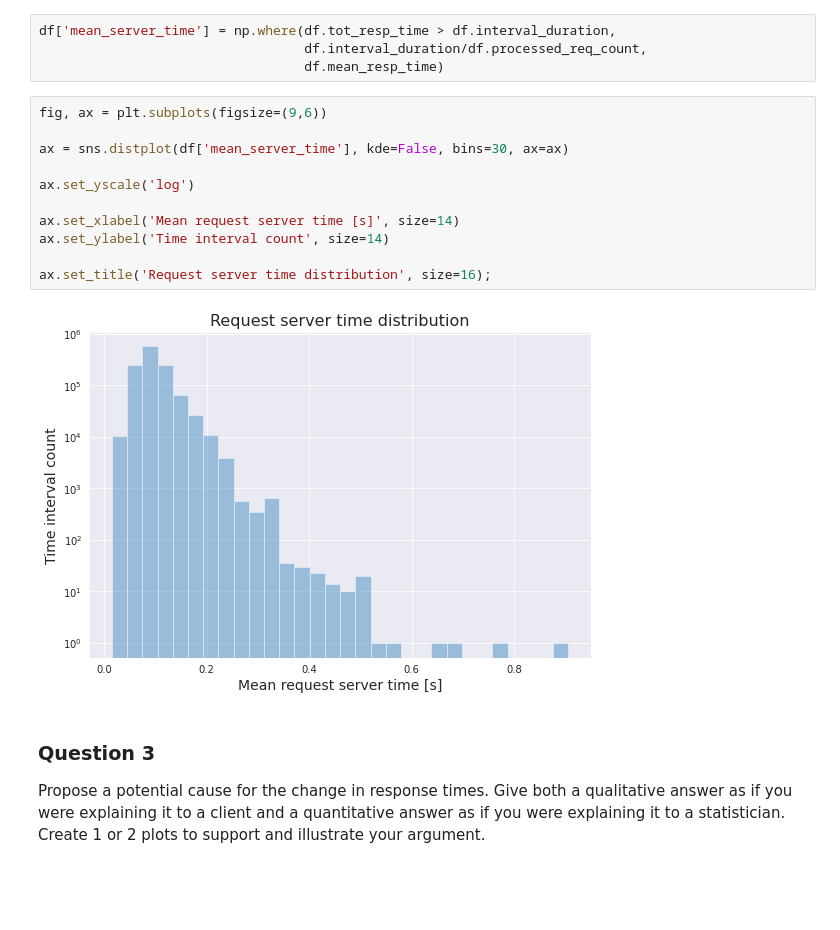
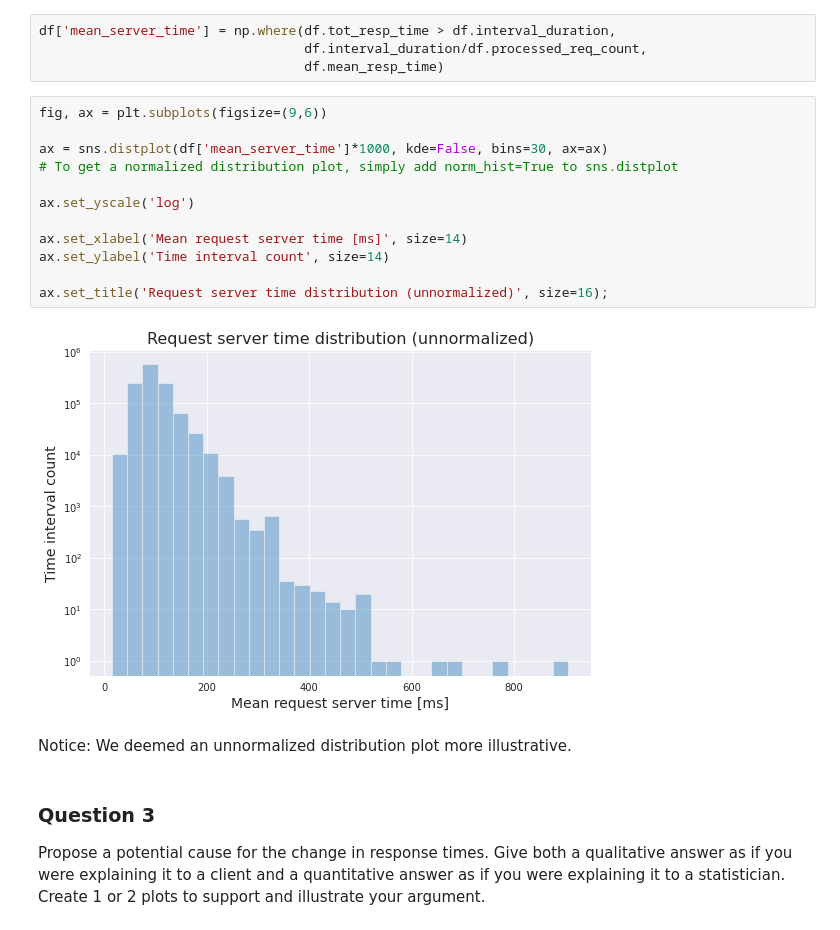
Before and after one commit to p-lnhrt/ddog-homework, a Jupyter notebook: problem-1/datadog-ds-problem1-plienhart.ipynb, the cells around one changed output. Cells and saved outputs as stored; diff of their text form; blank space fills up the shorter version.

```diff
--- a/problem-1/datadog-ds-problem1-plienhart.ipynb
+++ b/problem-1/datadog-ds-problem1-plienhart.ipynb
@@ -132,16 +132,19 @@ df['mean_server_time'] = np.where(df.tot_resp_time > df.interval_duration,
 # %%
 fig, ax = plt.subplots(figsize=(9,6))
 
-ax = sns.distplot(df['mean_server_time'], kde=False, bins=30, ax=ax)
+ax = sns.distplot(df['mean_server_time']*1000, kde=False, bins=30, ax=ax)
+# To get a normalized distribution plot, simply add norm_hist=True to sns.distplot
 
 ax.set_yscale('log')
 
-ax.set_xlabel('Mean request server time [s]', size=14)
+ax.set_xlabel('Mean request server time [ms]', size=14)
 ax.set_ylabel('Time interval count', size=14)
 
-ax.set_title('Request server time distribution', size=16);
+ax.set_title('Request server time distribution (unnormalized)', size=16);
 # %% [output]
-[figure, old version]
+[figure, new version]
+# %% [markdown]
+Notice: We deemed an unnormalized distribution plot more illustrative.
 # %% [markdown]
 ### Question 3
 Propose a potential cause for the change in response times. Give both a qualitative answer as if you were explaining it to a client and a quantitative answer as if you were explaining it to a statistician. Create 1 or 2 plots to support and illustrate your argument.
```
Also changed, not shown: 1 other file.
